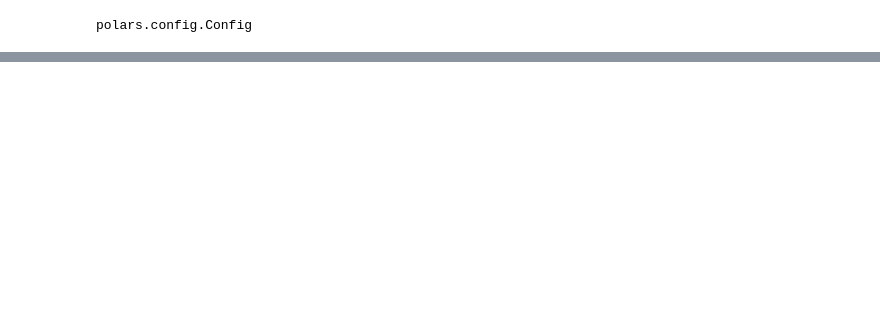
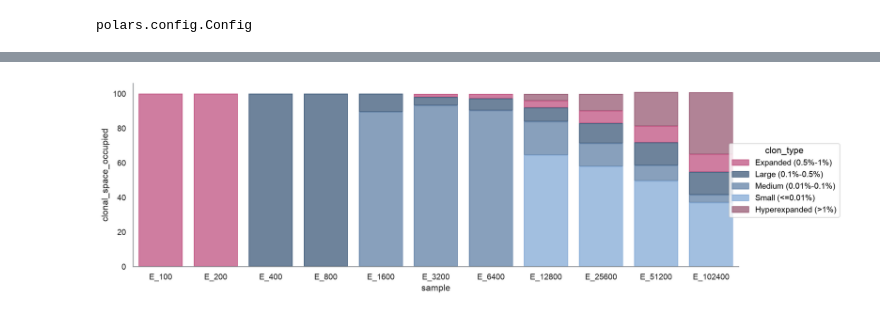
Before and after one commit to sofiacardenase/tesisbioinf-sofia, a Jupyter notebook: notebooks/7-.ipynb, the cells around one changed output, grey strips where cells are left out. Drawn from its saved outputs; the diff is of its cells as text; code cells hidden in the pictures; blank space fills up the shorter version.

```diff
--- a/notebooks/7-.ipynb
+++ b/notebooks/7-.ipynb
@@ -131,0 +230,12 @@ basedir = "/Users/catg/Desktop/SOFIAC/Gitsofia/tesisbioinf-sofia/data/output"
+# %%
+## Agrupamos por muestra y clon, calculamos el porcentaje de cada clon en la muestra y categorizamos según el porcentaje
+
+df_filter_clone_cat = (df_raw_f
+ .group_by("sample","clone_id")
+ .agg(pl.len())
+ .with_columns(perc = (pl.col("len")/pl.col("len").sum().over(["sample"]) * 100).round(4))
+ .sort("perc", descending=True)
+ ).with_columns(pl.col("perc").map_elements(categorize_clone).alias("clon_type"))
+
+display(df_filter_clone_cat.head(5))
+display(df_filter_clone_cat.group_by("sample","clon_type").agg(pl.len()).sort("len", descending=True).head(5))
@@ -131,0 +259,25 @@ basedir = "/Users/catg/Desktop/SOFIAC/Gitsofia/tesisbioinf-sofia/data/output"
+# %%
+# Añadimos el espacio clonal ocupado
+df_category_summary = (df_filter_clone_cat
+                       .group_by("sample","clon_type","len","perc")
+                       .agg(pl.sum("perc").alias("clonal_space_occ"))
+                      )
+
+df_category_summary_gby = (df_category_summary
+                            .group_by("sample","clon_type")
+                            .agg(pl.sum("clonal_space_occ")
+                            .alias("clonal_space_occupied"))
+                          )
+
+
+df_category_summary_gby = (df_category_summary_gby
+                              .with_columns(
+                                    order = pl.col("clon_type").replace(category_order)    ,
+                              )
+                           )
+
+
+
+
+df_category_summary_gby =  df_category_summary_gby.sort("sample")
+df_category_summary_gby.head()
@@ -131,0 +293,5 @@ basedir = "/Users/catg/Desktop/SOFIAC/Gitsofia/tesisbioinf-sofia/data/output"
+# %%
+plott = plot_categorized_clones(df_category_summary_gby,"sample", save=False)
+plott
+# %% [output]
+[figure, added]
```
Also changed, not shown: parts of 8 cells of this notebook, 19 other files.
